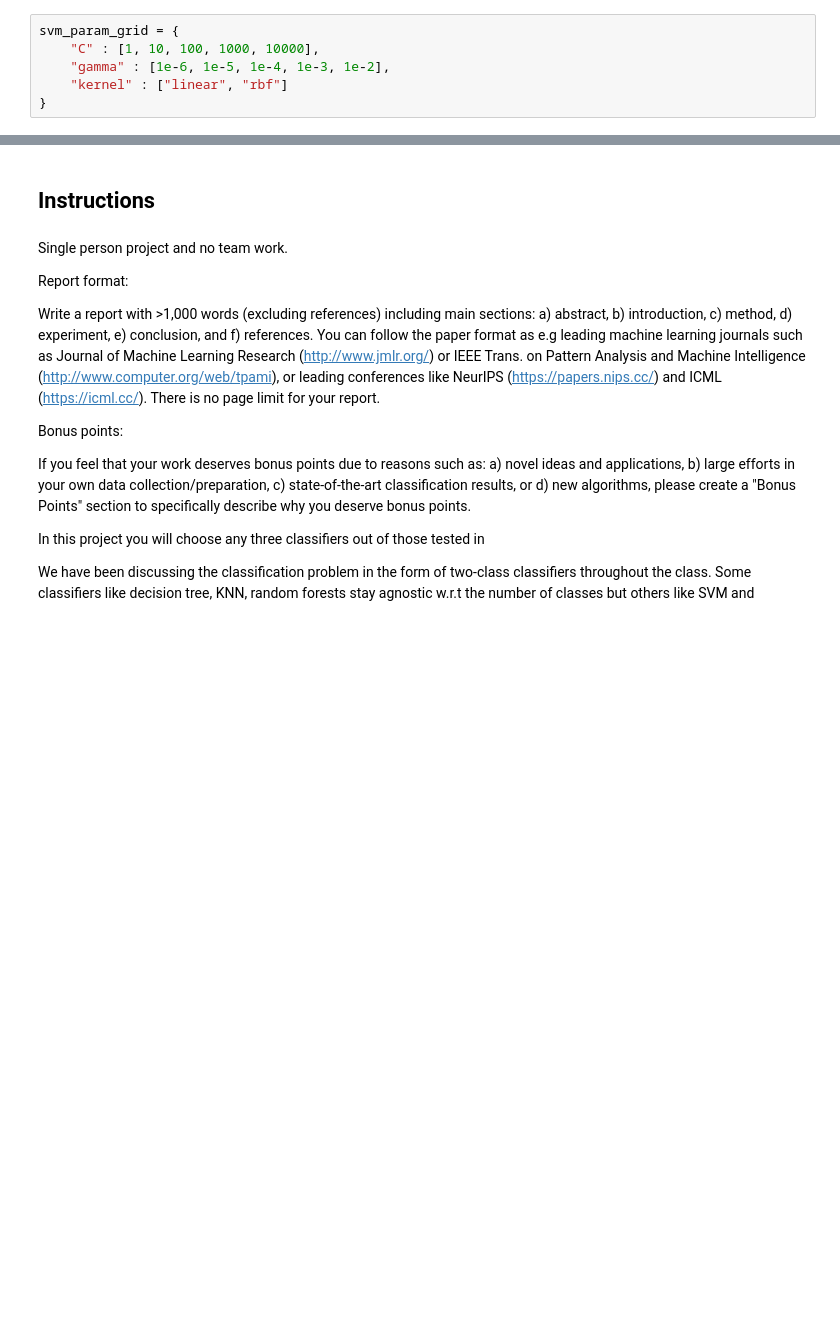
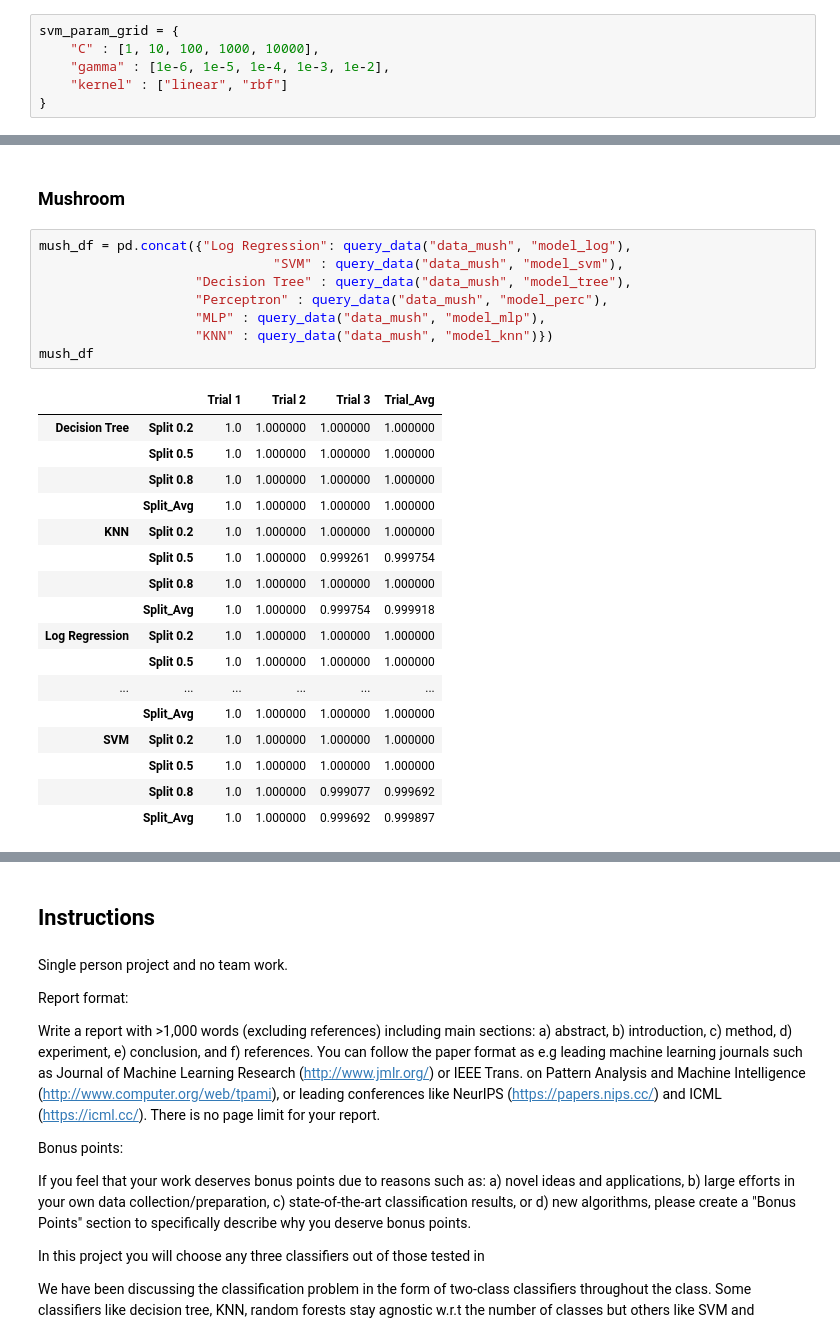
Before and after one commit to nschenone/COGS_118A_Final_Project, a Jupyter notebook: Final Project.ipynb, the cells around one changed output, grey strips where cells are left out. Saved outputs shown, nothing was run; the diff lists cells and outputs as text; blank space fills up the shorter version.

```diff
--- a/Final Project.ipynb
+++ b/Final Project.ipynb
@@ -187,0 +710,28 @@ Accuracy 0.7868852459016393
+# %% [markdown]
+### Mushroom
+# %%
+mush_df = pd.concat({"Log Regression": query_data("data_mush", "model_log"),
+                              "SVM" : query_data("data_mush", "model_svm"),
+                    "Decision Tree" : query_data("data_mush", "model_tree"),
+                    "Perceptron" : query_data("data_mush", "model_perc"),
+                    "MLP" : query_data("data_mush", "model_mlp"),
+                    "KNN" : query_data("data_mush", "model_knn")})
+mush_df
+# %% [output]
+|  |  | Trial 1 | Trial 2 | Trial 3 | Trial_Avg |
+| Decision Tree | Split 0.2 | 1.0 | 1.000000 | 1.000000 | 1.000000 |
+|  | Split 0.5 | 1.0 | 1.000000 | 1.000000 | 1.000000 |
+|  | Split 0.8 | 1.0 | 1.000000 | 1.000000 | 1.000000 |
+|  | Split_Avg | 1.0 | 1.000000 | 1.000000 | 1.000000 |
+| KNN | Split 0.2 | 1.0 | 1.000000 | 1.000000 | 1.000000 |
+|  | Split 0.5 | 1.0 | 1.000000 | 0.999261 | 0.999754 |
+|  | Split 0.8 | 1.0 | 1.000000 | 1.000000 | 1.000000 |
+|  | Split_Avg | 1.0 | 1.000000 | 0.999754 | 0.999918 |
+| Log Regression | Split 0.2 | 1.0 | 1.000000 | 1.000000 | 1.000000 |
+|  | Split 0.5 | 1.0 | 1.000000 | 1.000000 | 1.000000 |
+| ... | ... | ... | ... | ... | ... |
+|  | Split_Avg | 1.0 | 1.000000 | 1.000000 | 1.000000 |
+| SVM | Split 0.2 | 1.0 | 1.000000 | 1.000000 | 1.000000 |
+|  | Split 0.5 | 1.0 | 1.000000 | 1.000000 | 1.000000 |
+|  | Split 0.8 | 1.0 | 1.000000 | 0.999077 | 0.999692 |
+|  | Split_Avg | 1.0 | 1.000000 | 0.999692 | 0.999897 |
```
Also changed, not shown: parts of 100 cells of this notebook, 22 other files.
